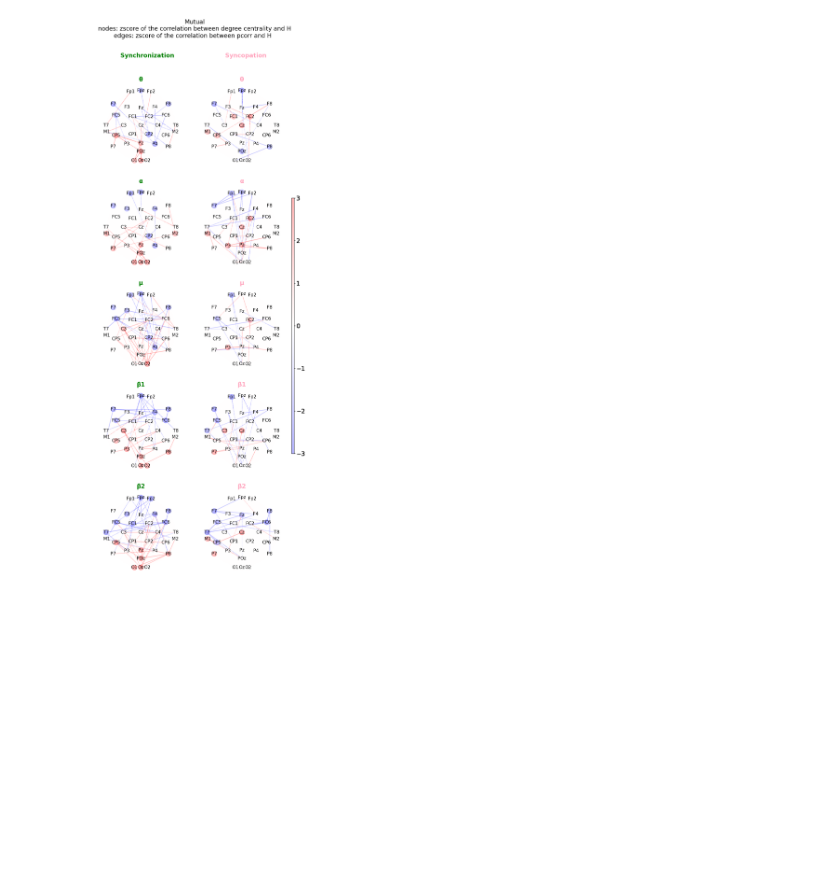
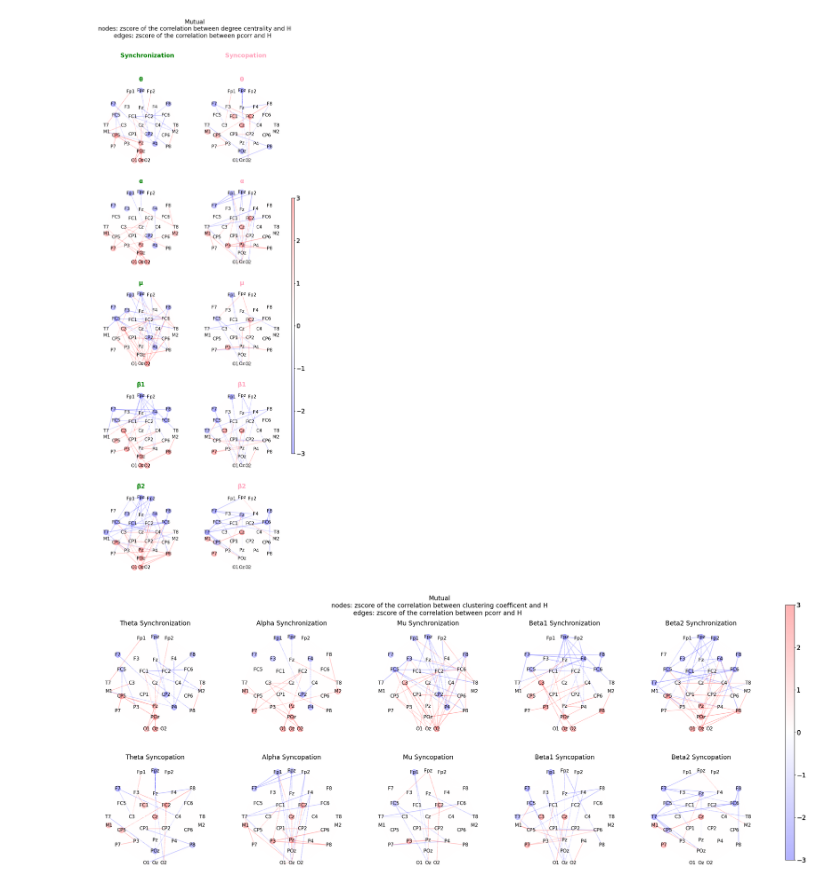
Before and after one commit to zhibinz2/Motor_coordination_code, a Jupyter notebook: Fig6_networkx.ipynb, the cells around one changed output. Drawn from its saved outputs; the diff is of its cells as text; code cells hidden in the pictures; blank space fills up the shorter version.

```diff
--- a/Fig6_networkx.ipynb
+++ b/Fig6_networkx.ipynb
@@ -397,3 +397,51 @@ findfont: Font family 'Times New Roman' not found.
 findfont: Font family 'Times New Roman' not found.
 findfont: Font family 'Times New Roman' not found.
 [figure]
+# %%
+# plot the zscore in networkx (Horizontal)
+# st=3 # only look at mutual
+for ccc in range(1):
+        for st in range(3,4):
+            fig, ax = plt.subplots(2,5,figsize=(6*5+10, 6*2+2))
+            for syn in range(2):
+                    for freq in range(1,6):
+                            plt.sca(ax[syn,freq-1])
+                            data = zscore_AH[syn,st,freq,:,:]
+                            X=nx.from_numpy_array(data)
+                            X.remove_edges_from(nx.selfloop_edges(X))
+                            edges,edge_colors = zip(*nx.get_edge_attributes(X,'weight').items())
+                            copy_edge_colors=np.asarray(copy.deepcopy(edge_colors))
+                            for e in range(len(copy_edge_colors)):
+                                    if copy_edge_colors[e]<zscore_lim and copy_edge_colors[e]>-1*zscore_lim:
+                                            copy_edge_colors[e]=0
+
+                            ctr32=copy.deepcopy(zscore_crH[ccc,syn,st,freq,:])
+                            for chan in range(32):
+                                    if ctr32[chan]<zscore_lim and ctr32[chan]>-1*zscore_lim:
+                                            ctr32[chan]=0
+
+
+                            nx.draw_networkx_labels(X, pos, labels=labeldict, font_size=15,font_weight=4)
+                            nodes=nx.draw_networkx_nodes(X, pos, node_size=300,
+                                            node_color=ctr32, vmin=vmin_node_c, vmax=vmax_node_c,
+                                            cmap='bwr', alpha=0.3)
+                            edges=nx.draw_networkx_edges(X, pos, width=2,
+                                    edge_color=copy_edge_colors,edge_vmin=vmin_edge_c,edge_vmax=vmax_edge_c,
+                                    edge_cmap=plt.cm.bwr,alpha=0.3)
+                            title = band_labels[freq]+' '+ syn2names[syn]
+                            ax[syn,freq-1].set_title(title, fontsize = 20)
+                            ax[syn,freq-1].axis('off')
+
+
+                            fig.subplots_adjust(right=0.85)
+                            cbar_ax2 = fig.add_axes([0.88, 0.15, 0.01, 0.8])
+                            cbar_edges=fig.colorbar(nodes,cbar_ax2)
+                            cbar_edges.ax.tick_params(labelsize=20)
+
+            plt.suptitle(states4names[st]+'\nnodes: zscore of the correlation between ' + ctr3names[ccc] + ' and H\n'
+                    + 'edges: zscore of the correlation between pcorr and H  ',
+            fontsize=20)
+
+# 7s
+# %% [output]
+[figure, added]
```
Also changed, not shown: parts of 1 cell of this notebook.
